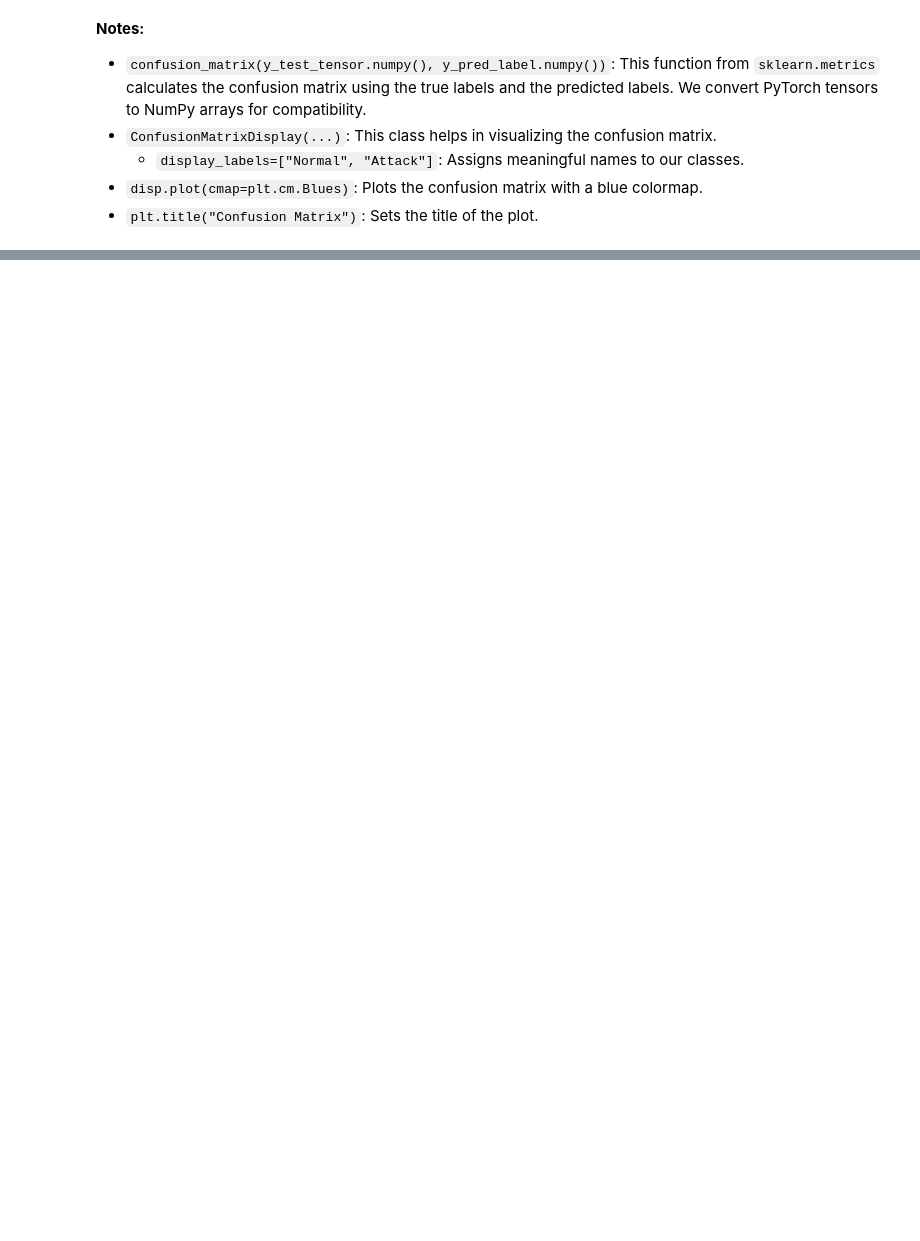
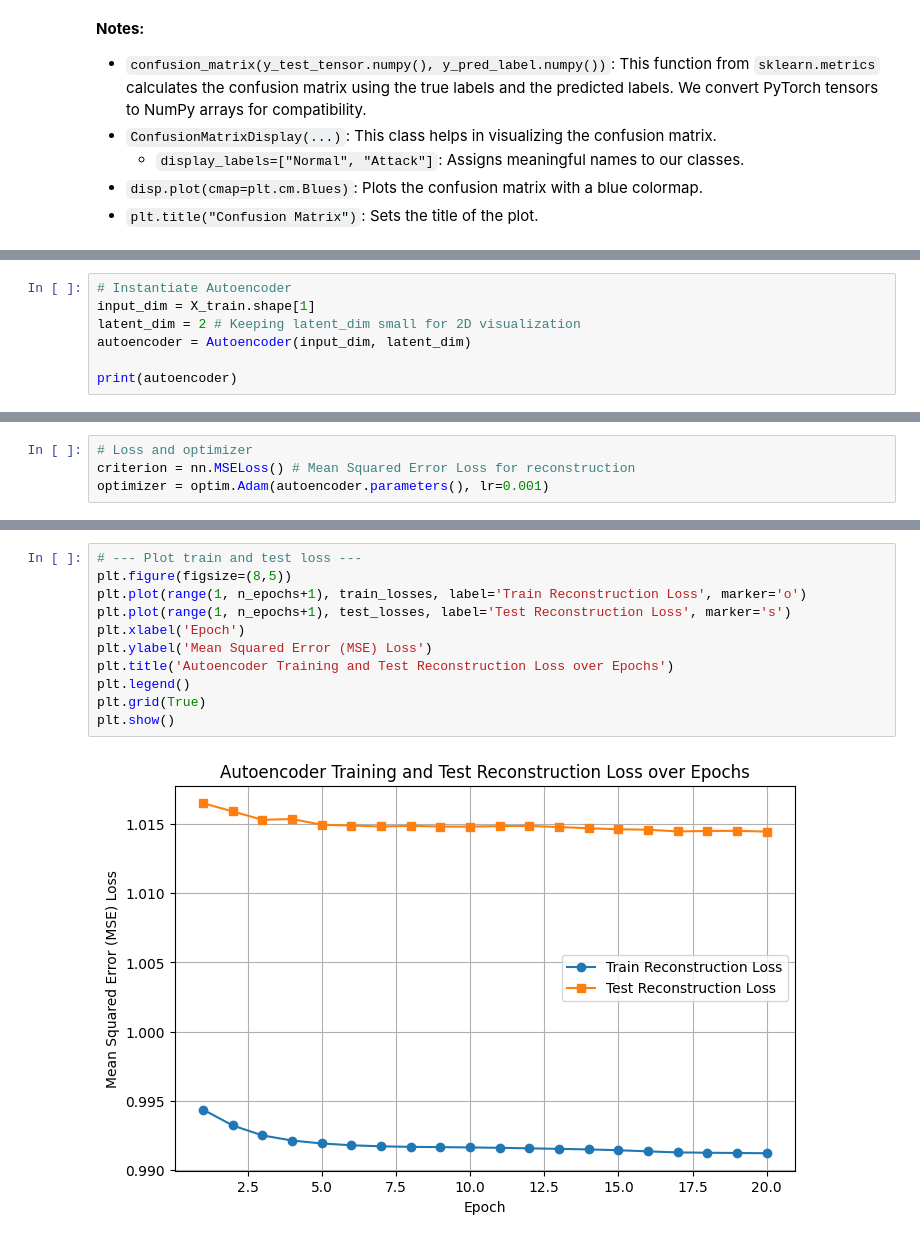
Before and after one commit to shaoyunguo/mlcysec_tutorial, a Jupyter notebook: source/tutorial_notebooks/getting_started_with_deep_learning/getting_started_with_deep_learning.ipynb, the cells around one changed output, grey strips where cells are left out. Cells and saved outputs as stored; diff of their text form; blank space fills up the shorter version.

```diff
--- a/source/tutorial_notebooks/getting_started_with_deep_learning/getting_started_with_deep_learning.ipynb
+++ b/source/tutorial_notebooks/getting_started_with_deep_learning/getting_started_with_deep_learning.ipynb
@@ -764,0 +648,7 @@ Epoch 20/20 - Train Loss: 0.999565 - Test Loss: 1.029682
+# %%
+# Instantiate Autoencoder
+input_dim = X_train.shape[1]
+latent_dim = 2 # Keeping latent_dim small for 2D visualization
+autoencoder = Autoencoder(input_dim, latent_dim)
+
+print(autoencoder)
@@ -764,0 +676,4 @@ Epoch 20/20 - Train Loss: 0.999565 - Test Loss: 1.029682
+# %%
+# Loss and optimizer
+criterion = nn.MSELoss() # Mean Squared Error Loss for reconstruction
+optimizer = optim.Adam(autoencoder.parameters(), lr=0.001)
@@ -764,0 +765,13 @@ Epoch 20/20 - Train Loss: 0.999565 - Test Loss: 1.029682
+# %%
+# --- Plot train and test loss ---
+plt.figure(figsize=(8,5))
+plt.plot(range(1, n_epochs+1), train_losses, label='Train Reconstruction Loss', marker='o')
+plt.plot(range(1, n_epochs+1), test_losses, label='Test Reconstruction Loss', marker='s')
+plt.xlabel('Epoch')
+plt.ylabel('Mean Squared Error (MSE) Loss')
+plt.title('Autoencoder Training and Test Reconstruction Loss over Epochs')
+plt.legend()
+plt.grid(True)
+plt.show()
+# %% [output]
+[figure, added]
```
Also changed, not shown: parts of 21 cells of this notebook, 2 other files.
